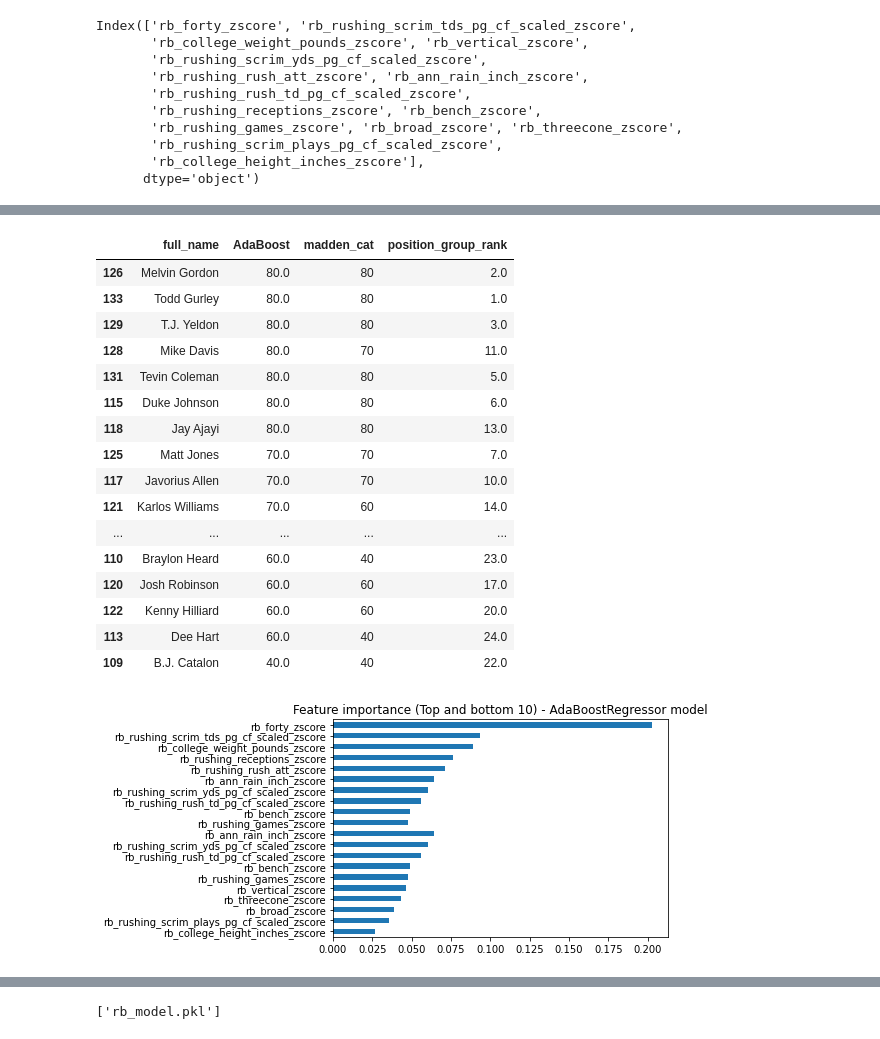
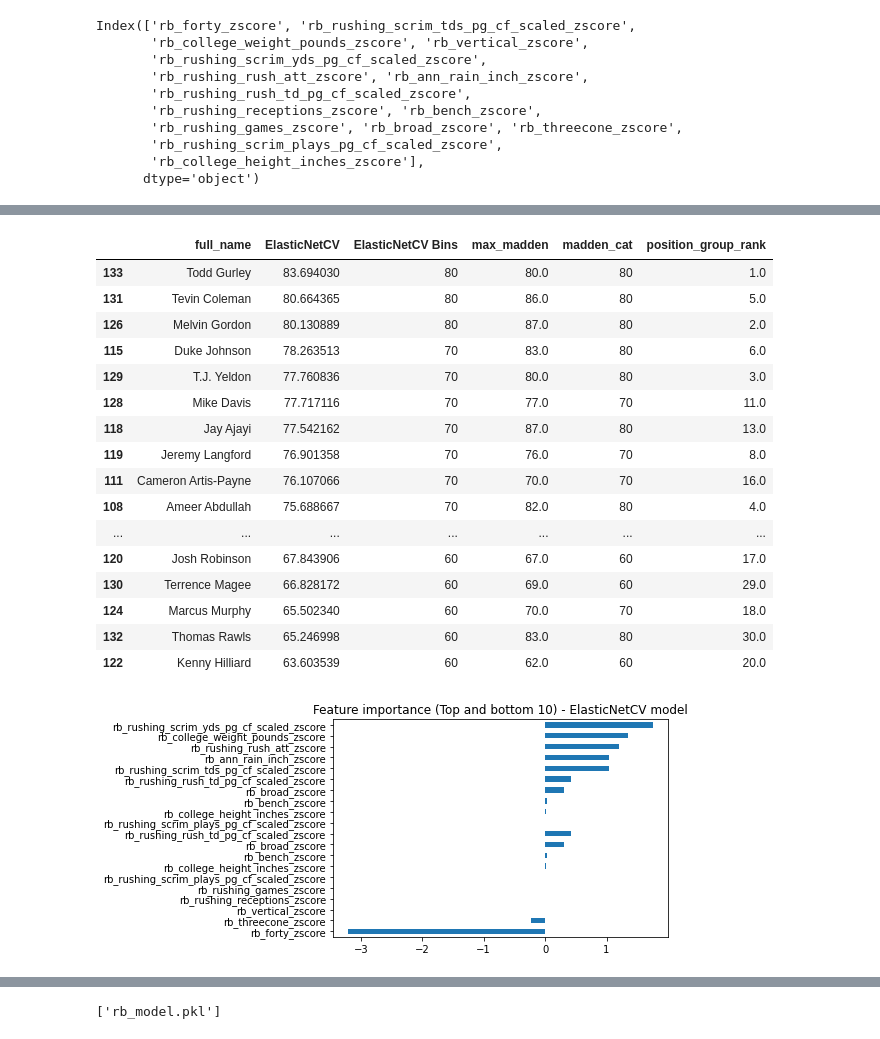
Before and after one commit to mmcelhan/nfl_capstone, a Jupyter notebook: ML/RBML_Model_PROD.ipynb, the cells around one changed output, grey strips where cells are left out. Cells and saved outputs as stored; diff of their text form; code cells hidden in the pictures.

Commit message:
Updated RB Model w/ElasticNet and results

```diff
--- a/ML/RBML_Model_PROD.ipynb
+++ b/ML/RBML_Model_PROD.ipynb
@@ -209,8 +209,7 @@ dataset['avg_max'] = dataset.apply(f_avg_max, axis=1)
 "\n\ndef f_avg_min(row):\n    avg_min = (row['min_jan'] + row['min_feb'] + row['min_mar'] + row['min_apr'] + row['min_may'] + row['min_jun'] + row['min_jul'] + row['min_aug'] + row['min_sep'] + row['m ...
 # %%
 ####REMOVE ALL NO MADDEN SCORES thru 2014 and keep all NO MADDEN SCORES 2015 forward
-#determine % of no madden scores wanted
-no_madden_percentage = .25
+
 
 no_madden_df = dataset.loc[dataset['madden_cat'] == 40]
 madden_df = dataset.loc[dataset['madden_cat'] != 40]
@@ -218,11 +217,11 @@ madden_df = dataset.loc[dataset['madden_cat'] != 40]
 print(no_madden_df.shape)
 print(madden_df.shape)
 
-current_no_madden_percentage = no_madden_df.shape[0] / dataset.shape[0] - no_madden_percentage
+current_no_madden_percentage = no_madden_df.shape[0] / dataset.shape[0]
 print(current_no_madden_percentage)
 
 for x in set(dataset['draft_year'].values):
-    if x in [2015, 2016, 2017, 2018, 2019]:
+    if x in [2017, 2018, 2019]:
         year_df = no_madden_df.loc[dataset['draft_year'] == x]
         madden_df = madden_df.append(year_df)
 
@@ -402,7 +429,7 @@ df_mean_std.to_csv('rb_mean_std_features.csv')
 #select year to hold out
 holdout_year = 2015
 #pick features from above
-features_list = limited_features
+features_list = z_features
 
 
 
@@ -422,7 +449,7 @@ features_list = limited_features
 #max_std = dataset['max_madden'].std()
 #prediction_feature = 'max_madden'
 
-prediction_feature = 'madden_cat'
+prediction_feature = 'max_madden'
 features_list.append(prediction_feature)
 
 
@@ -453,6 +526,8 @@ train_df_feat = train_df[features_list].copy()
 # %%
 X_train, Y_train = train_df_feat[:].drop([prediction_feature], axis =1), train_df_feat.pop(prediction_feature)
 X_validation, Y_validation = test_df_feat[:].drop([prediction_feature], axis =1), test_df_feat.pop(prediction_feature)
+class_names = sorted(list(set(dataset[prediction_feature].values)))
+class_names = sorted(list(set(madden_predict_bins(class_names))))
 # %%
 X_train.columns
 # %% [output]
@@ -503,5 +544,5 @@ sorted(list(set(dataset[prediction_feature].values)))
 # %%
-result_df = test_df[['full_name', prediction_feature, 'position_group_rank']].copy()
+result_df = test_df[['full_name', prediction_feature, 'madden_cat', 'position_group_rank']].copy()
 print(result_df)
 def result_df_viz(df, predictions, model_name):
 
@@ -529,15 +570,23 @@ def result_df_viz(df, predictions, model_name):
 # %%
-#Adaboost
-adaboostregressor = AdaBoostRegressor(DecisionTreeRegressor(criterion='mse'), n_estimators=100, loss='linear', learning_rate=1, random_state=1)
-adaboostregressor.fit(X_train, Y_train)
-madden_predict = adaboostregressor.predict(X_validation)
+#ElasticNetCV:
 
-print_results(Y_validation, madden_predict)
-plot_feat_import(adaboostregressor.feature_importances_, 'AdaBoostRegressor')
-mat = confusion_matrix(Y_validation, madden_predict, labels = class_names)
+elasticnetcv_model = ElasticNetCV(cv=5, random_state=0, l1_ratio=.7).fit(X_train, Y_train)
+madden_predict = elasticnetcv_model.predict(X_validation)
+#madden_predict = np.around(madden_predict, decimals = 0)
 
-plot_confusion(mat, 'Adaboost')
-result_df_viz(result_df, madden_predict, 'AdaBoost')
+
+
+madden_predict_bin = np.array(madden_predict_bins(madden_predict))
+Y_validation_bin = np.array(madden_predict_bins(Y_validation))
+print_results(Y_validation_bin, madden_predict_bin)
+
+
+mat = confusion_matrix(Y_validation_bin, madden_predict_bin, labels = class_names)
+plot_feat_import(elasticnetcv_model.coef_, 'ElasticNetCV')
+
+plot_confusion(mat, 'ElasticNetCV')
+result_df_viz(result_df, madden_predict, 'ElasticNetCV')
+result_df_viz(result_df, madden_predict_bin, 'ElasticNetCV Bins')
 from scipy.stats import rankdata
 print(result_df.columns[3:])
 rank_df = result_df[result_df.columns[3:]]
@@ -546,6 +595,6 @@ def rank(row):
     print()
     return row.sum()/len(row)
 result_df['rank'] = rank_df.apply(rank, axis=1)
-ordered_df = result_df[['full_name', 'AdaBoost', prediction_feature, 'position_group_rank']].sort_values(by=['AdaBoost'], ascending=False)
+ordered_df = result_df[['full_name', 'ElasticNetCV', 'ElasticNetCV Bins', prediction_feature, 'madden_cat', 'position_group_rank']].sort_values(by=['ElasticNetCV'], ascending=False)
 ordered_df
 # %% [output]
@@ -557,18 +606,18 @@ Index(['AdaBoost'], dtype='object')
-|  | full_name | AdaBoost | madden_cat | position_group_rank |
-| 126 | Melvin Gordon | 80.0 | 80 | 2.0 |
-| 133 | Todd Gurley | 80.0 | 80 | 1.0 |
-| 129 | T.J. Yeldon | 80.0 | 80 | 3.0 |
-| 128 | Mike Davis | 80.0 | 70 | 11.0 |
-| 131 | Tevin Coleman | 80.0 | 80 | 5.0 |
-| 115 | Duke Johnson | 80.0 | 80 | 6.0 |
-| 118 | Jay Ajayi | 80.0 | 80 | 13.0 |
-| 125 | Matt Jones | 70.0 | 70 | 7.0 |
-| 117 | Javorius Allen | 70.0 | 70 | 10.0 |
-| 121 | Karlos Williams | 70.0 | 60 | 14.0 |
-| ... | ... | ... | ... | ... |
-| 110 | Braylon Heard | 60.0 | 40 | 23.0 |
-| 120 | Josh Robinson | 60.0 | 60 | 17.0 |
-| 122 | Kenny Hilliard | 60.0 | 60 | 20.0 |
-| 113 | Dee Hart | 60.0 | 40 | 24.0 |
-| 109 | B.J. Catalon | 40.0 | 40 | 22.0 |
+|  | full_name | ElasticNetCV | ElasticNetCV Bins | max_madden | madden_cat | position_group_rank |
+| 133 | Todd Gurley | 83.694030 | 80 | 80.0 | 80 | 1.0 |
+| 131 | Tevin Coleman | 80.664365 | 80 | 86.0 | 80 | 5.0 |
+| 126 | Melvin Gordon | 80.130889 | 80 | 87.0 | 80 | 2.0 |
+| 115 | Duke Johnson | 78.263513 | 70 | 83.0 | 80 | 6.0 |
+| 129 | T.J. Yeldon | 77.760836 | 70 | 80.0 | 80 | 3.0 |
+| 128 | Mike Davis | 77.717116 | 70 | 77.0 | 70 | 11.0 |
+| 118 | Jay Ajayi | 77.542162 | 70 | 87.0 | 80 | 13.0 |
+| 119 | Jeremy Langford | 76.901358 | 70 | 76.0 | 70 | 8.0 |
+| 111 | Cameron Artis-Payne | 76.107066 | 70 | 70.0 | 70 | 16.0 |
+| 108 | Ameer Abdullah | 75.688667 | 70 | 82.0 | 80 | 4.0 |
+| ... | ... | ... | ... | ... | ... | ... |
+| 120 | Josh Robinson | 67.843906 | 60 | 67.0 | 60 | 17.0 |
+| 130 | Terrence Magee | 66.828172 | 60 | 69.0 | 60 | 29.0 |
+| 124 | Marcus Murphy | 65.502340 | 60 | 70.0 | 70 | 18.0 |
+| 132 | Thomas Rawls | 65.246998 | 60 | 83.0 | 80 | 30.0 |
+| 122 | Kenny Hilliard | 63.603539 | 60 | 62.0 | 60 | 20.0 |
-[figure, old version]
+[figure, new version]
```
Also changed, not shown: parts of 15 cells of this notebook, 2 other files.
